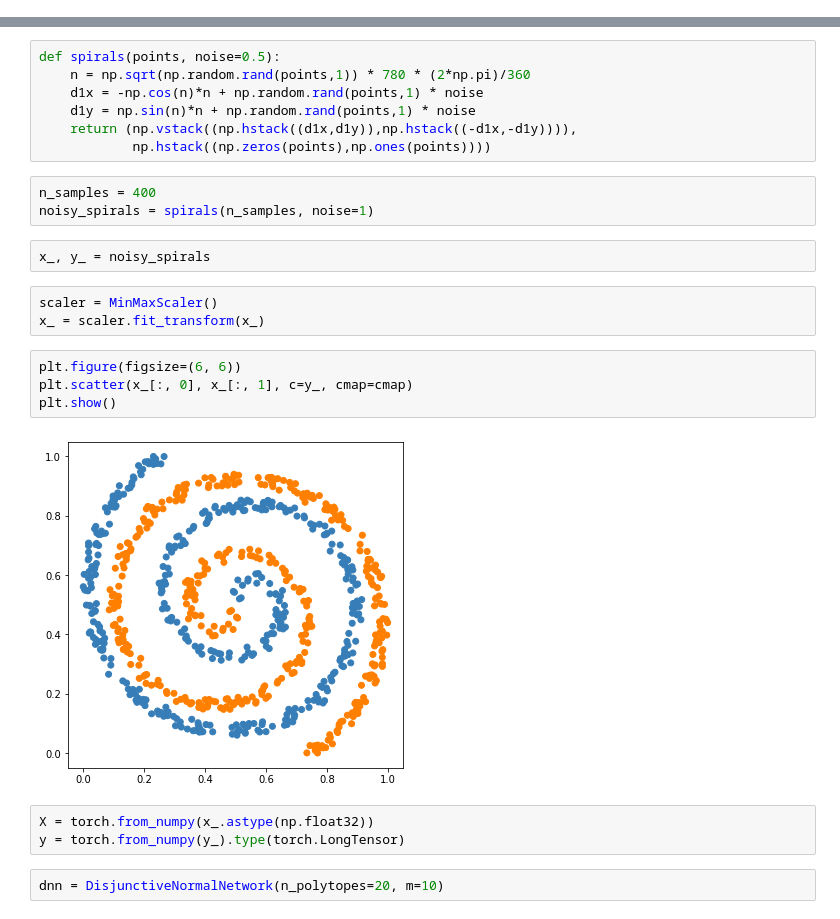
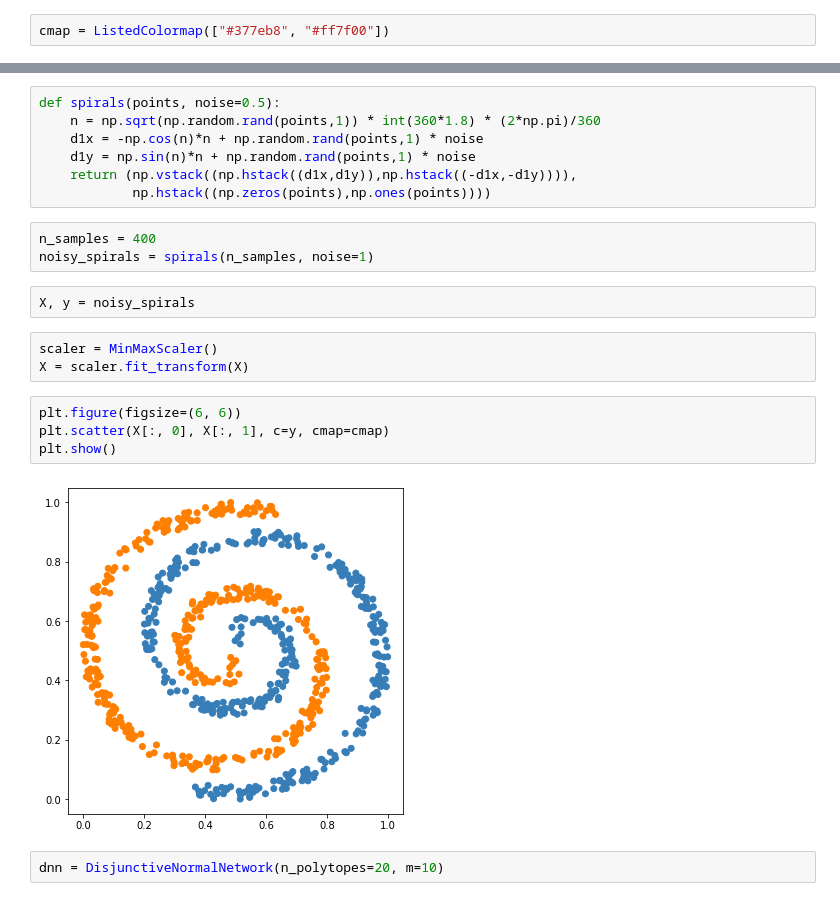
Before and after one commit to tsitsimis/disjunctive-normal-networks, a Jupyter notebook: notebooks/experiments.ipynb, the cells around one changed output, grey strips where cells are left out. Saved outputs shown, nothing was run; the diff lists cells and outputs as text.

```diff
--- a/notebooks/experiments.ipynb
+++ b/notebooks/experiments.ipynb
@@ -27,3 +36,5 @@ cmap = ListedColormap([c1_color, c2_color])
+# %%
+cmap = ListedColormap(["#377eb8", "#ff7f00"])
 # %% [markdown]
 ## Interleaving Half Circles (Moons)
 # %%
@@ -196,7 +200,7 @@ np.mean(simple_tree.predict(x_) == y_)
 ## Spirals
 # %%
 def spirals(points, noise=0.5):
-    n = np.sqrt(np.random.rand(points,1)) * 780 * (2*np.pi)/360
+    n = np.sqrt(np.random.rand(points,1)) * int(360*1.8) * (2*np.pi)/360
     d1x = -np.cos(n)*n + np.random.rand(points,1) * noise
     d1y = np.sin(n)*n + np.random.rand(points,1) * noise
     return (np.vstack((np.hstack((d1x,d1y)),np.hstack((-d1x,-d1y)))),
@@ -204,20 +208,17 @@ def spirals(points, noise=0.5):
 # %%
 n_samples = 400
 noisy_spirals = spirals(n_samples, noise=1)
-# %%
-x_, y_ = noisy_spirals
+# %%
+X, y = noisy_spirals
 # %%
 scaler = MinMaxScaler()
-x_ = scaler.fit_transform(x_)
+X = scaler.fit_transform(X)
 # %%
 plt.figure(figsize=(6, 6))
-plt.scatter(x_[:, 0], x_[:, 1], c=y_, cmap=cmap)
+plt.scatter(X[:, 0], X[:, 1], c=y, cmap=cmap)
 plt.show()
 # %% [output]
-[figure, old version]
+[figure, new version]
-# %%
-X = torch.from_numpy(x_.astype(np.float32))
-y = torch.from_numpy(y_).type(torch.LongTensor)
 # %%
 dnn = DisjunctiveNormalNetwork(n_polytopes=20, m=10)
 # %%
```
Also changed, not shown: parts of 36 cells of this notebook, 13 other files.
